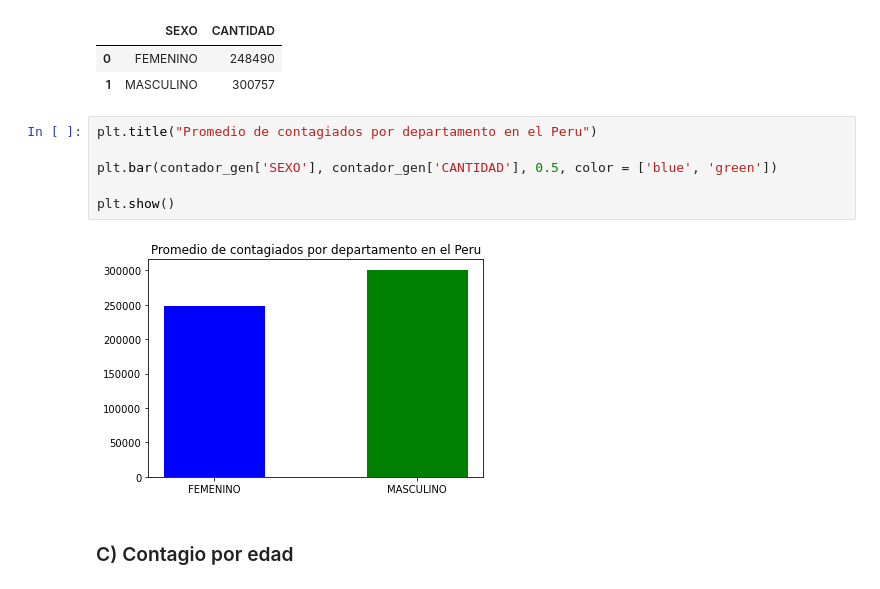
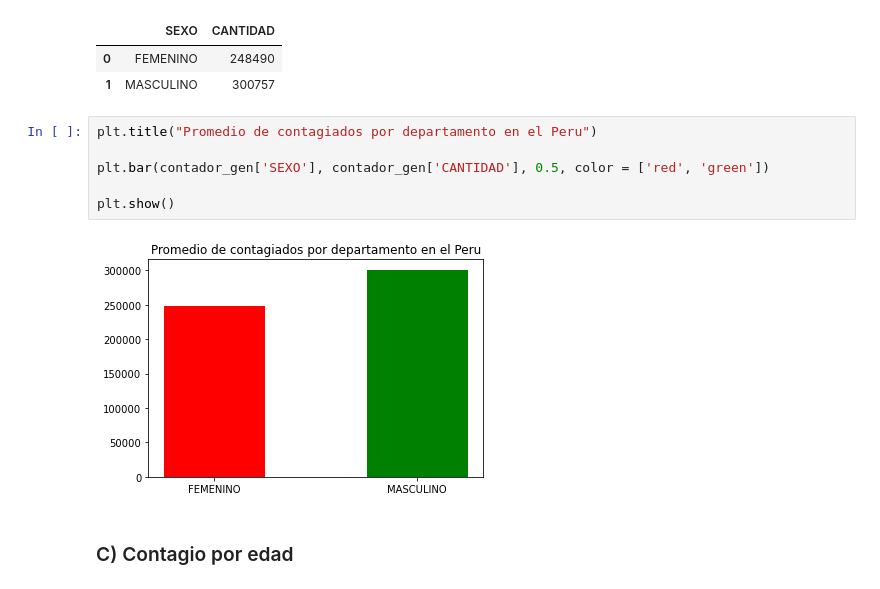
Before and after one commit to KlausM23/EDA-Covid-Peru, a Jupyter notebook: notebooks/analisis_inicial.ipynb, the cells around one changed output. Cells and saved outputs as stored; diff of their text form.

```diff
--- a/notebooks/analisis_inicial.ipynb
+++ b/notebooks/analisis_inicial.ipynb
@@ -122,11 +122,11 @@ contador_gen
 # %%
 plt.title("Promedio de contagiados por departamento en el Peru")
 
-plt.bar(contador_gen['SEXO'], contador_gen['CANTIDAD'], 0.5, color = ['blue', 'green'])
+plt.bar(contador_gen['SEXO'], contador_gen['CANTIDAD'], 0.5, color = ['red', 'green'])
 
 plt.show()
 # %% [output]
-[figure, old version]
+[figure, new version]
 # %% [markdown]
 ### C) Contagio por edad
 # %%
```
Also changed, not shown: parts of 8 cells of this notebook.
